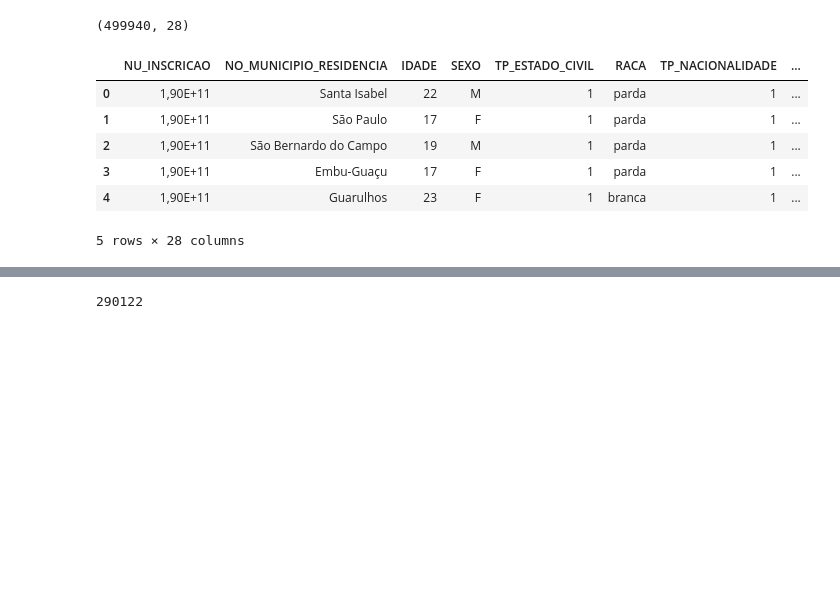
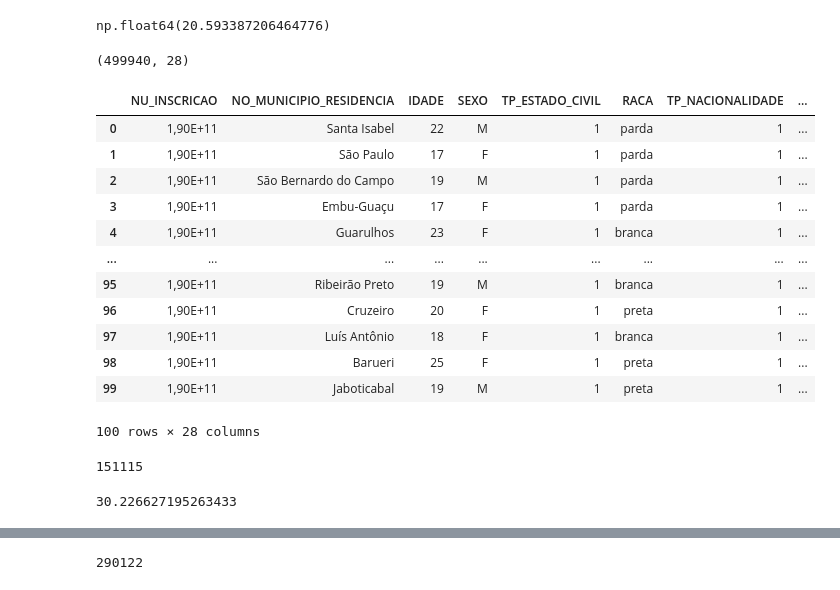
Before and after one commit to LTRibeiros/AnaliseDeDados_Python, a Jupyter notebook: aula5.ipynb, the cells around one changed output, grey strips where cells are left out. Saved outputs shown, nothing was run; the diff lists cells and outputs as text; code cells hidden in the pictures; blank space fills up the shorter version.

```diff
--- a/aula5.ipynb
+++ b/aula5.ipynb
@@ -5,19 +5,29 @@ import numpy as np
 import pandas as pd
 # %%
 enem_sp = pd.read_csv('/content/drive/MyDrive/enem_2019_tratado.csv', sep=',', encoding='iso-8859-1')
+# %%
+enem_sp['IDADE']. mean()
+# %% [output]
+np.float64(20.593387206464776)
 # %%
 enem_sp.shape
 # %% [output]
 (499940, 28)
 # %%
-enem_sp.head(5)
+enem_sp.head(100)
 # %% [output]
 |  | NU_INSCRICAO | NO_MUNICIPIO_RESIDENCIA | IDADE | SEXO | TP_ESTADO_CIVIL | RACA | TP_NACIONALIDADE | ... |
 | 0 | 1,90E+11 | Santa Isabel | 22 | M | 1 | parda | 1 | ... |
 | 1 | 1,90E+11 | São Paulo | 17 | F | 1 | parda | 1 | ... |
 | 2 | 1,90E+11 | São Bernardo do Campo | 19 | M | 1 | parda | 1 | ... |
 | 3 | 1,90E+11 | Embu-Guaçu | 17 | F | 1 | parda | 1 | ... |
 | 4 | 1,90E+11 | Guarulhos | 23 | F | 1 | branca | 1 | ... |
+| ... | ... | ... | ... | ... | ... | ... | ... | ... |
+| 95 | 1,90E+11 | Ribeirão Preto | 19 | M | 1 | branca | 1 | ... |
+| 96 | 1,90E+11 | Cruzeiro | 20 | F | 1 | preta | 1 | ... |
+| 97 | 1,90E+11 | Luís Antônio | 18 | F | 1 | branca | 1 | ... |
+| 98 | 1,90E+11 | Barueri | 25 | F | 1 | preta | 1 | ... |
+| 99 | 1,90E+11 | Jaboticabal | 19 | M | 1 | preta | 1 | ... |
-5 rows × 28 columns
+100 rows × 28 columns
 # %%
 from scipy.stats import binom #distribuição binomial
@@ -23,0 +36,9 @@ from scipy.stats import binom #distribuição binomial
+# %%
+len(parda_enem)
+# %% [output]
+151115
+# %%
+probabilidade_parda = (len(parda_enem)/len(enem_sp))
+probabilidade_parda * 100
+# %% [output]
+30.226627195263433
```
Also changed, not shown: parts of 13 cells of this notebook.
